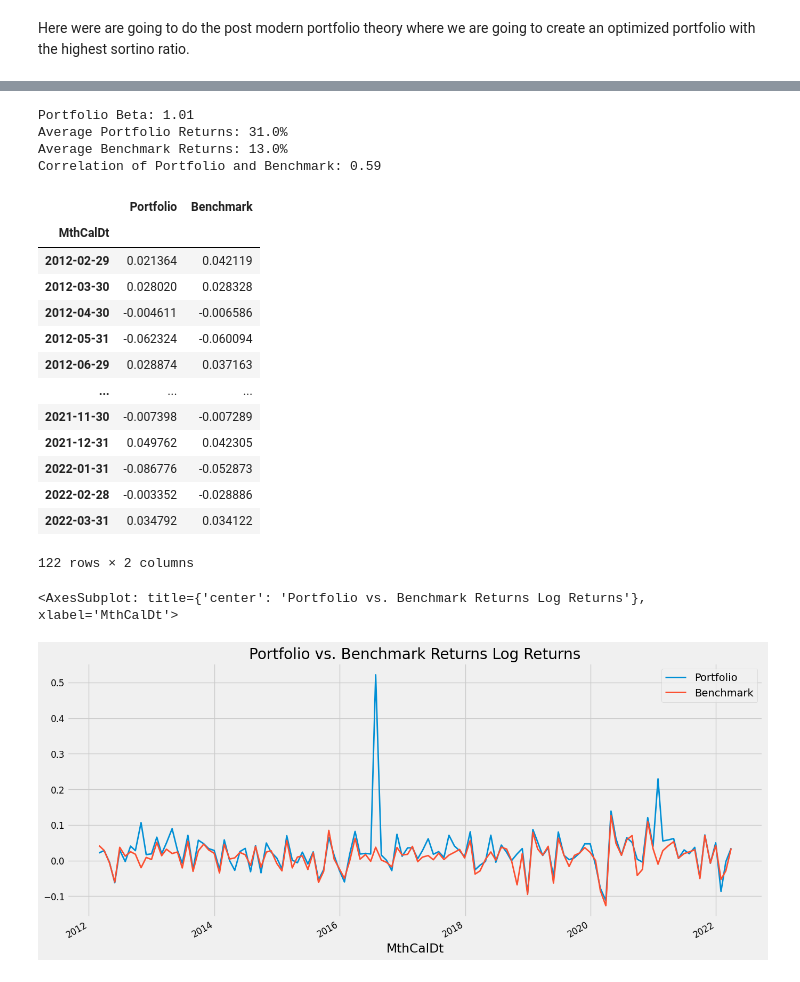
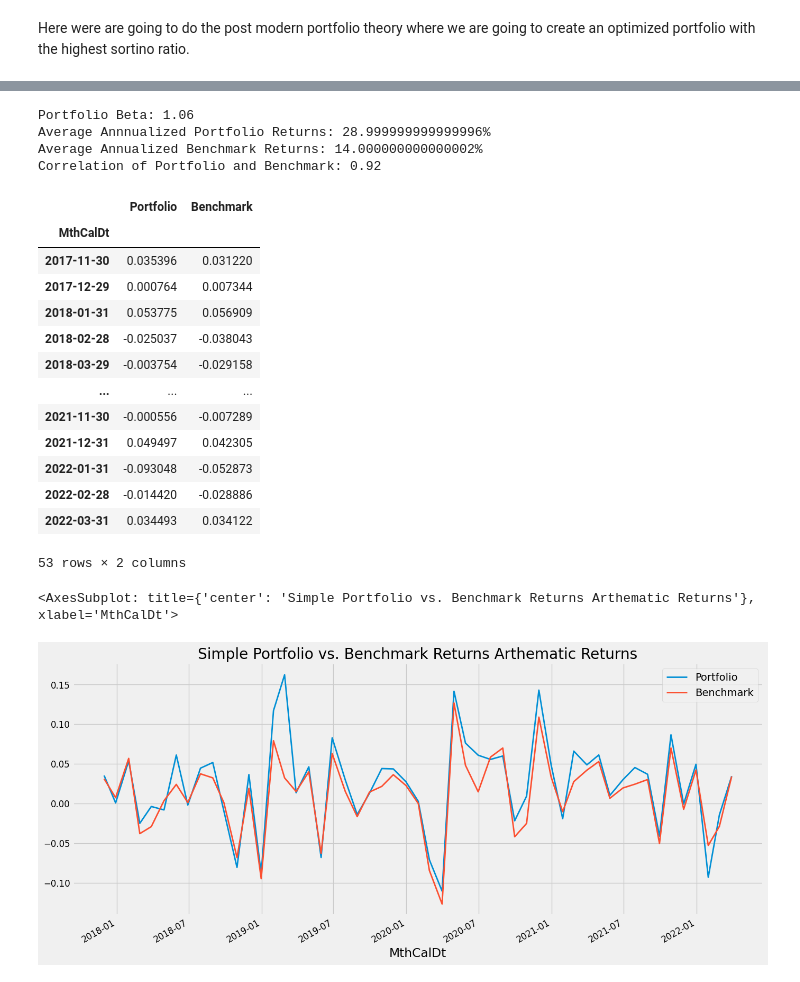
Before and after one commit to ts7even/not_ltcm, a Jupyter notebook: not_ltcm.ipynb, the cells around one changed output, grey strips where cells are left out. Cells and saved outputs as stored; diff of their text form; code cells hidden in the pictures.

Commit message:
Updated Data to include only 2017-10-31 - 2022-03-31

```diff
--- a/not_ltcm.ipynb
+++ b/not_ltcm.ipynb
@@ -38,10 +38,19 @@ stock_data['Look Back Common Shares'] = stock_data['Look Back Common Shares'].st
 stock_data['Purchase Price Common Shares'] = stock_data['Purchase Price Common Shares'].str.replace(',', '').astype(float)
 stock_data['Current Common Shares'] = stock_data['Current Common Shares'].str.replace(',', '').astype(float)
 
-bad_tickers = ["BF.B", "BRK.B", "LGF.A", "MOG.A"]
+
+# Removing tickers that are not in the wrds data
+bad_tickers = ["BF.B", "BRK.B", "LGF.A", "MOG.A", "AA"]
 stock_data = stock_data.drop(bad_tickers, axis=0) # Drop bad tickers
 
 
+# Removing tickers that are in the do not touch list
+untouchable_tickers = ["GME", "LIN"]
+stock_data = stock_data.drop(untouchable_tickers, axis=0) # Drop untouchable tickers
+
+# Drop all rows with NaN values
+stock_data = stock_data.dropna()
+
 stock_data.head(26)
 # %% [output]
 |  | Name | Stock Exchange | RBICS Economy | Lookback Closing Price | Purchase Closing Price | ... |
@@ -65,10 +74,20 @@ The problem we are having is to try to get time series data in Factset of the in
 * Quandl for NASDAQ is not working properly.
 * But Wharton WRDS was our best option without paying for an API key from Alpha Vantage, Morning Start, ect.
 # %%
-
+untouchable_tickers2 = ["GME", "AA", "LIN"]
 df1 = pd.read_csv("Wrds_Data\wrds_smoked_raw.csv")
 df2 = df1.pivot_table(index='MthCalDt', columns="Ticker", values="MthPrc", aggfunc='first')
 remove_strings_df = df2.apply(lambda x: x.str.replace(',','')) # Brute Force way to remove strings.
 
+remove_strings_df = remove_strings_df.drop(untouchable_tickers2, axis=1)
+# Drop all Nan values from columns
+
+remove_strings_df = remove_strings_df.dropna(axis=1)
+remove_strings_df.index = remove_strings_df.index.astype(str)
+remove_strings_df.index = pd.to_datetime(remove_strings_df.index)
+
+# Start MthCalDt at 2017-10-31
+remove_strings_df = remove_strings_df.loc['2017-10-31':]
+
 remove_strings_df
 # %% [output]
@@ -95,5 +114,7 @@ Here we are converting the cleaned data from a string into a float. The problem
 cleaned_data = remove_strings_df.astype(float)
 pt_ret = cleaned_data.pct_change(1)[1:]
 pt_log = np.log(cleaned_data/cleaned_data.shift(1))[1:]
+pt_log.dropna(axis=1, how='all', inplace=True)
+
 pt_log
 # %% [output]
@@ -500,10 +515,8 @@ benchmark_returns.columns = ['Benchmark']  # Rename the column name to Benchmark
 # filter pt_retuns that matches tickers in sorted_brute_allocation index Ticker
 filtered_pt_ret = pt_ret[sorted_brute_allocation.index]
 
-# Replace NaN with 0 in filtered_pt_ret
-filtered_pt_ret2 = filtered_pt_ret.fillna(0)
 
-portfolio_annual_returns = np.dot(filtered_pt_ret2, sorted_brute_allocation['bruteAllocation']) # Portfolio returns
+portfolio_annual_returns = np.dot(filtered_pt_ret, sorted_brute_allocation['bruteAllocation']) # Portfolio returns
 
 # Create Dataframe that matches the MthCalDt from pt_ret with the portfolio_annual_retuns
 portfolio_annual_returns = pd.DataFrame(portfolio_annual_returns, index=pt_ret.index, columns=['Portfolio'])
@@ -524,34 +537,34 @@ correlation_of_portfolio_and_benchmark = portfolio_annual_returns["Portfolio"].c
 # Benchmark Average Return & Portfolio Beta
 portfolio_beta = round(np.sum(np.dot(sorted_brute_allocation['bruteAllocation'].T, sorted_brute_allocation['Beta'])),2) # Portfolio Beta
 print(f'Portfolio Beta: {portfolio_beta}') # Portfolio Beta
-print(f"Average Portfolio Returns: {round(portfolio_average_reteurn,2)*100}%")  # Print the portfolio_annual_returns
-print(f"Average Benchmark Returns: {round(benchmark_average_return,2)*100}%")  # Print the portfolio_average_reteurn
+print(f"Average Annnualized Portfolio Returns: {round(portfolio_average_reteurn,2)*100}%")  # Print the portfolio_annual_returns
+print(f"Average Annualized Benchmark Returns: {round(benchmark_average_return,2)*100}%")  # Print the portfolio_average_reteurn
 print(f"Correlation of Portfolio and Benchmark: {round(correlation_of_portfolio_and_benchmark,2)}")  # Print the correlation_of_portfolio_and_benchmark
 
-
 portfolio_annual_returns
+portfolio_annual_returns
 # %% [output]
-Portfolio Beta: 1.01
-Average Portfolio Returns: 31.0%
-Average Benchmark Returns: 13.0%
-Correlation of Portfolio and Benchmark: 0.59
+Portfolio Beta: 1.06
+Average Annnualized Portfolio Returns: 28.999999999999996%
+Average Annualized Benchmark Returns: 14.000000000000002%
+Correlation of Portfolio and Benchmark: 0.92
 |  | Portfolio | Benchmark |
 | MthCalDt |  |  |
-| 2012-02-29 | 0.021364 | 0.042119 |
-| 2012-03-30 | 0.028020 | 0.028328 |
-| 2012-04-30 | -0.004611 | -0.006586 |
-| 2012-05-31 | -0.062324 | -0.060094 |
-| 2012-06-29 | 0.028874 | 0.037163 |
+| 2017-11-30 | 0.035396 | 0.031220 |
+| 2017-12-29 | 0.000764 | 0.007344 |
+| 2018-01-31 | 0.053775 | 0.056909 |
+| 2018-02-28 | -0.025037 | -0.038043 |
+| 2018-03-29 | -0.003754 | -0.029158 |
 | ... | ... | ... |
-| 2021-11-30 | -0.007398 | -0.007289 |
-| 2021-12-31 | 0.049762 | 0.042305 |
-| 2022-01-31 | -0.086776 | -0.052873 |
-| 2022-02-28 | -0.003352 | -0.028886 |
-| 2022-03-31 | 0.034792 | 0.034122 |
+| 2021-11-30 | -0.000556 | -0.007289 |
+| 2021-12-31 | 0.049497 | 0.042305 |
+| 2022-01-31 | -0.093048 | -0.052873 |
+| 2022-02-28 | -0.014420 | -0.028886 |
+| 2022-03-31 | 0.034493 | 0.034122 |
-122 rows × 2 columns
+53 rows × 2 columns
 # %%
 # Create a Line Plot of the portfolio_annual_returns and the benchmark_returns. X axis is the Index MthCalDt and Y axis is the returns
-portfolio_annual_returns.plot(figsize=(15, 7), title='Portfolio vs. Benchmark Returns Log Returns', fontsize=12, linewidth=2.0)
+portfolio_annual_returns.plot(figsize=(15, 7), title='Simple Portfolio vs. Benchmark Returns Arthematic Returns', fontsize=12, linewidth=2.0)
 # %% [output]
-<AxesSubplot: title={'center': 'Portfolio vs. Benchmark Returns Log Returns'}, xlabel='MthCalDt'>
+<AxesSubplot: title={'center': 'Simple Portfolio vs. Benchmark Returns Arthematic Returns'}, xlabel='MthCalDt'>
-[figure, old version]
+[figure, new version]
```
Also changed, not shown: parts of 15 cells of this notebook, 5 other files.
